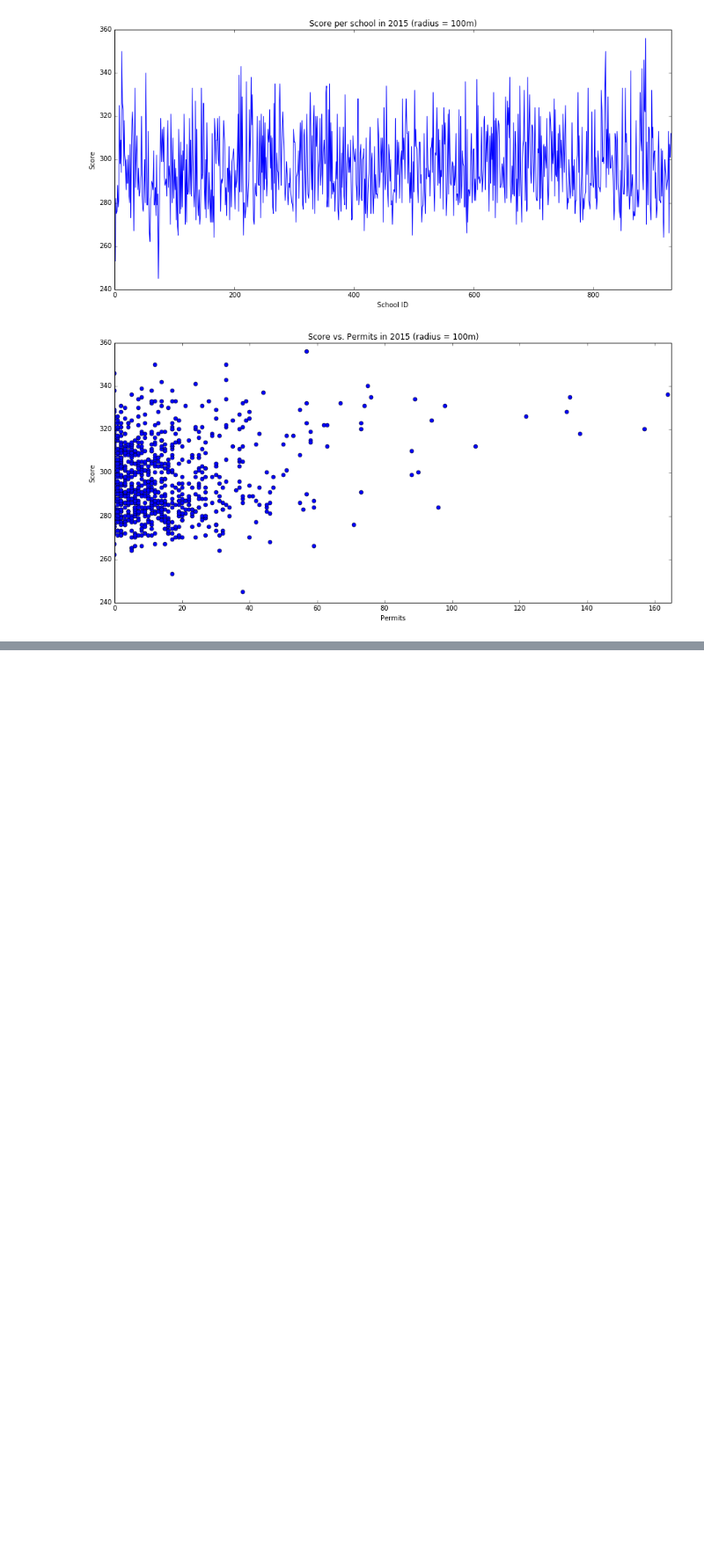
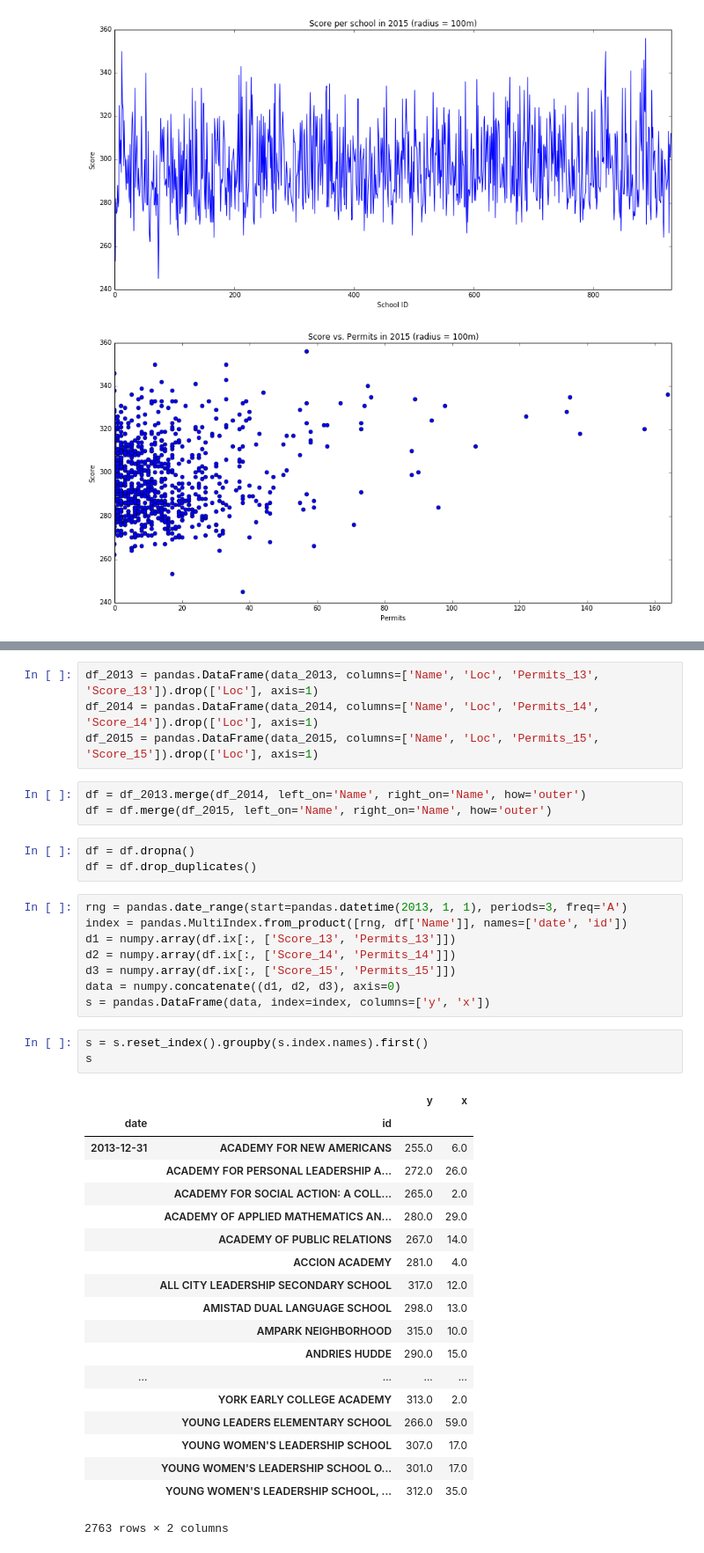
Before and after one commit to paulaceccon/nyc-noise-research, a Jupyter notebook: Analysis/Diff-in-Diffs.ipynb, the cells around one changed output, grey strips where cells are left out. Shown at 88% size. Cells and saved outputs as stored; diff of their text form; blank space fills up the shorter version.

```diff
--- a/Analysis/Diff-in-Diffs.ipynb
+++ b/Analysis/Diff-in-Diffs.ipynb
@@ -311,0 +334,41 @@ visualize_points(x_3, y_3, 'bo', 'Permits', 'Score', 'Score vs. Permits in 2015
+# %%
+df_2013 = pandas.DataFrame(data_2013, columns=['Name', 'Loc', 'Permits_13', 'Score_13']).drop(['Loc'], axis=1)
+df_2014 = pandas.DataFrame(data_2014, columns=['Name', 'Loc', 'Permits_14', 'Score_14']).drop(['Loc'], axis=1)
+df_2015 = pandas.DataFrame(data_2015, columns=['Name', 'Loc', 'Permits_15', 'Score_15']).drop(['Loc'], axis=1)
+# %%
+df = df_2013.merge(df_2014, left_on='Name', right_on='Name', how='outer')
+df = df.merge(df_2015, left_on='Name', right_on='Name', how='outer')
+# %%
+df = df.dropna()
+df = df.drop_duplicates()
+# %%
+rng = pandas.date_range(start=pandas.datetime(2013, 1, 1), periods=3, freq='A')
+index = pandas.MultiIndex.from_product([rng, df['Name']], names=['date', 'id'])
+d1 = numpy.array(df.ix[:, ['Score_13', 'Permits_13']])
+d2 = numpy.array(df.ix[:, ['Score_14', 'Permits_14']])
+d3 = numpy.array(df.ix[:, ['Score_15', 'Permits_15']])
+data = numpy.concatenate((d1, d2, d3), axis=0)
+s = pandas.DataFrame(data, index=index, columns=['y', 'x'])
+# %%
+s = s.reset_index().groupby(s.index.names).first()
+s
+# %% [output]
+|  |  | y | x |
+| date | id |  |  |
+| 2013-12-31 | ACADEMY FOR NEW AMERICANS | 255.0 | 6.0 |
+|  | ACADEMY FOR PERSONAL LEADERSHIP A... | 272.0 | 26.0 |
+|  | ACADEMY FOR SOCIAL ACTION: A COLL... | 265.0 | 2.0 |
+|  | ACADEMY OF APPLIED MATHEMATICS AN... | 280.0 | 29.0 |
+|  | ACADEMY OF PUBLIC RELATIONS | 267.0 | 14.0 |
+|  | ACCION ACADEMY | 281.0 | 4.0 |
+|  | ALL CITY LEADERSHIP SECONDARY SCHOOL | 317.0 | 12.0 |
+|  | AMISTAD DUAL LANGUAGE SCHOOL | 298.0 | 13.0 |
+|  | AMPARK NEIGHBORHOOD | 315.0 | 10.0 |
+|  | ANDRIES HUDDE | 290.0 | 15.0 |
+| ... | ... | ... | ... |
+|  | YORK EARLY COLLEGE ACADEMY | 313.0 | 2.0 |
+|  | YOUNG LEADERS ELEMENTARY SCHOOL | 266.0 | 59.0 |
+|  | YOUNG WOMEN'S LEADERSHIP SCHOOL | 307.0 | 17.0 |
+|  | YOUNG WOMEN'S LEADERSHIP SCHOOL O... | 301.0 | 17.0 |
+|  | YOUNG WOMEN'S LEADERSHIP SCHOOL, ... | 312.0 | 35.0 |
+2763 rows × 2 columns
```
Also changed, not shown: parts of 8 cells of this notebook, 2 other files.
